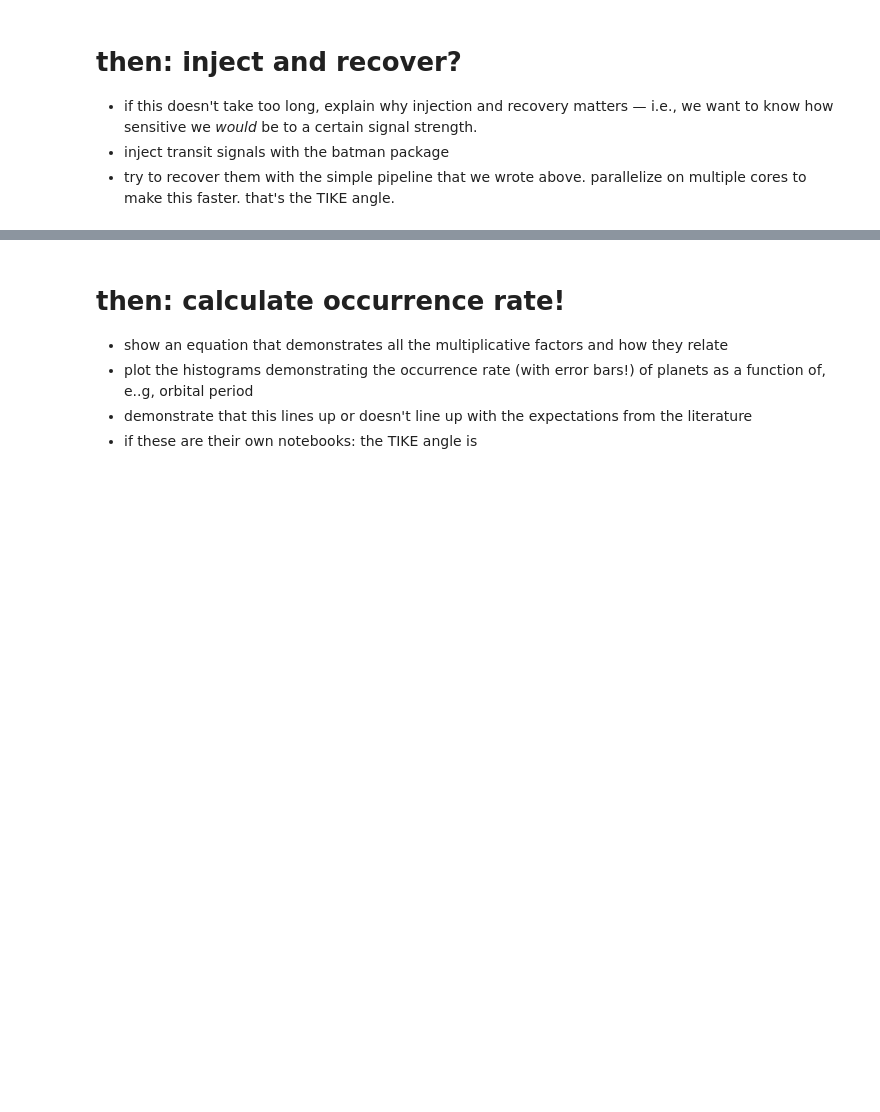
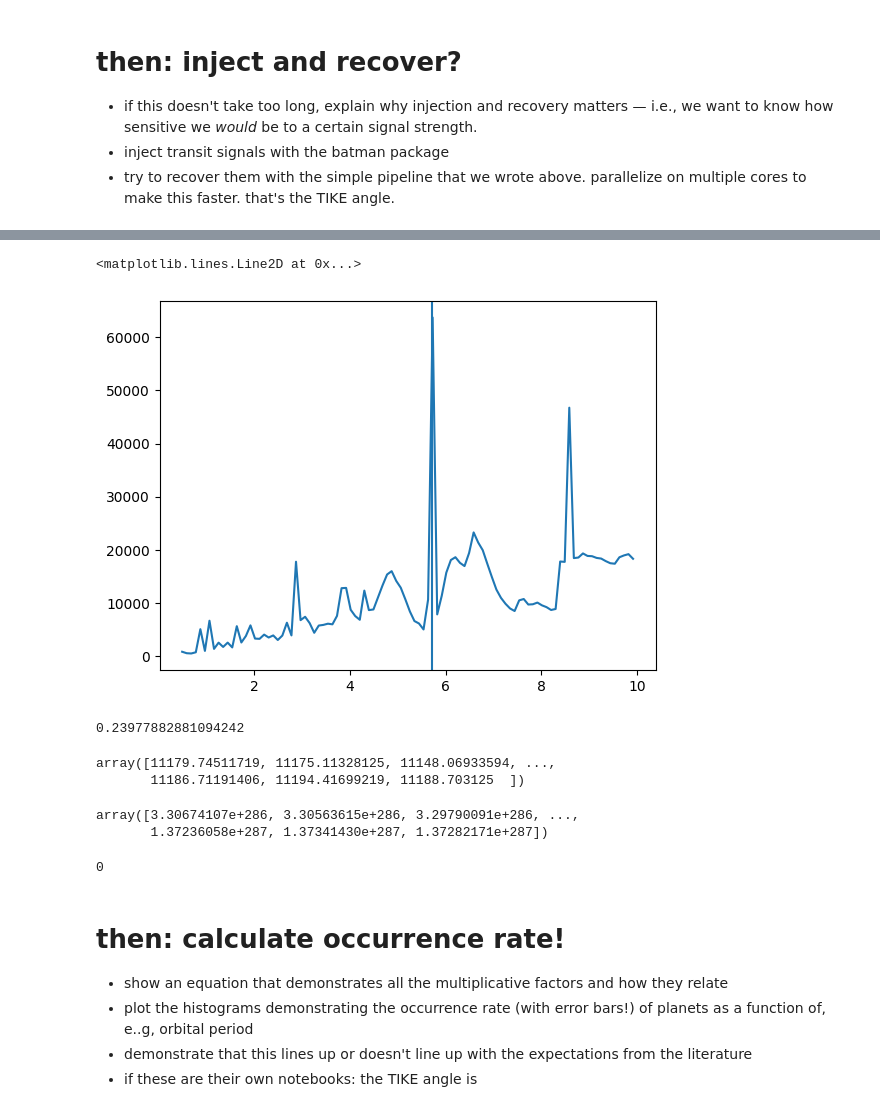
Before and after one commit to spacetelescope/tike_content, a Jupyter notebook: content/notebooks/occurrence_rate/occurrence.ipynb, the cells around one changed output, grey strips where cells are left out. Drawn from its saved outputs; the diff is of its cells as text; code cells hidden in the pictures; blank space fills up the shorter version.

```diff
--- a/content/notebooks/occurrence_rate/occurrence.ipynb
+++ b/content/notebooks/occurrence_rate/occurrence.ipynb
@@ -637,0 +649,10 @@ Ptr = 0.9 * (Rs + Rp)/a
+# %%
+plt.plot(periods[::10], results.power)
+plt.axvline(period)
+# %% [output]
+<matplotlib.lines.Line2D at 0x...>
+[figure, added]
+# %%
+radius/rstar
+# %% [output]
+0.23977882881094242
@@ -638,3 +665,17 @@ Ptr = 0.9 * (Rs + Rp)/a
+# %%
+flux
+# %% [output]
+array([11179.74511719, 11175.11328125, 11148.06933594, ...,
+       11186.71191406, 11194.41699219, 11188.703125  ])
+# %%
+plt.plot(
+# %% [output]
+array([3.30674107e+286, 3.30563615e+286, 3.29790091e+286, ...,
+       1.37236058e+287, 1.37341430e+287, 1.37282171e+287])
+# %%
+print(i)
+# %% [output]
+0
 # %% [markdown]
 # then: calculate occurrence rate!
 - show an equation that demonstrates all the multiplicative factors and how they relate
```
Also changed, not shown: parts of 107 cells of this notebook.
